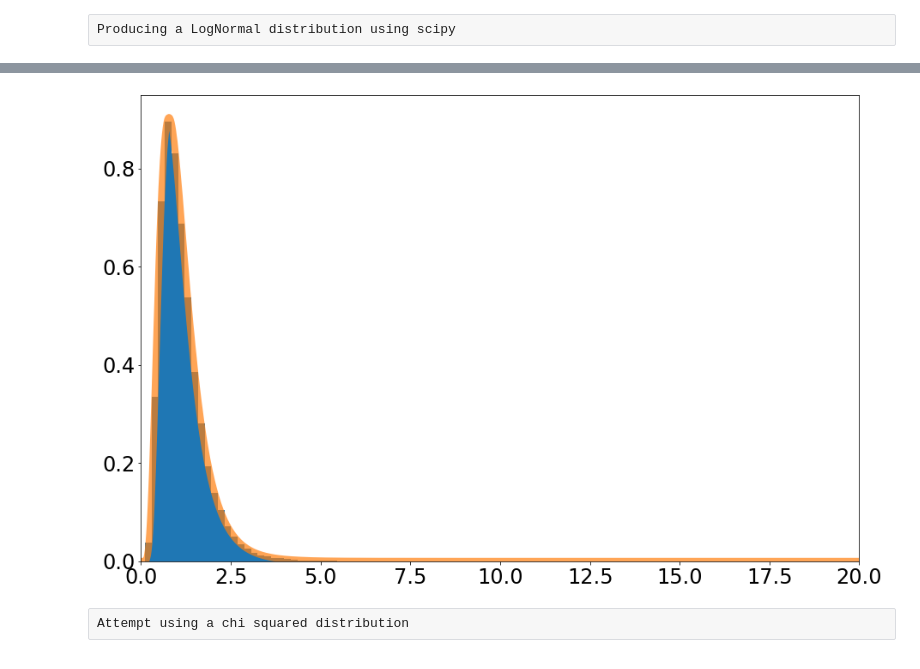
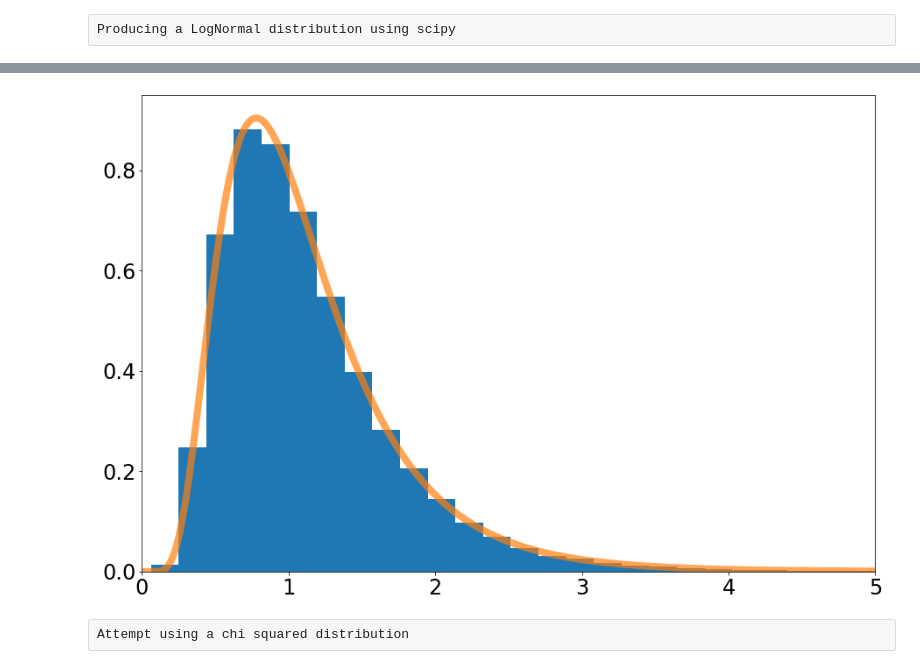
Before and after one commit to SOLHAUG13/Phys434_Autumn2021, a Jupyter notebook: Labs/Lab1/Lab1.ipynb, the cells around one changed output, grey strips where cells are left out. Cells and saved outputs as stored; diff of their text form; code cells hidden in the pictures.

```diff
--- a/Labs/Lab1/Lab1.ipynb
+++ b/Labs/Lab1/Lab1.ipynb
@@ -130,13 +131,13 @@ array([1.24605191, 0.97219014, 0.89034624, ..., 0.93918869, 0.66998891,
 # %%
 fig, ax = plt.subplots(1, 1)
 ax.hist(d, 50, density=True)
 plt.tick_params(labelsize = 24)
-plt.xlim([0,20])
-x = np.linspace(0,20,1000)
+plt.xlim([0,5])
+x = np.linspace(0,5,1000)
 ax.plot(x,stats.lognorm.pdf(x, s),linewidth = 8,alpha = 0.7)
 plt.show()
 # %% [output]
-[figure, old version]
+[figure, new version]
 # %% [raw]
 Attempt using a chi squared distribution
 # %%
```
Also changed, not shown: parts of 9 cells of this notebook.
